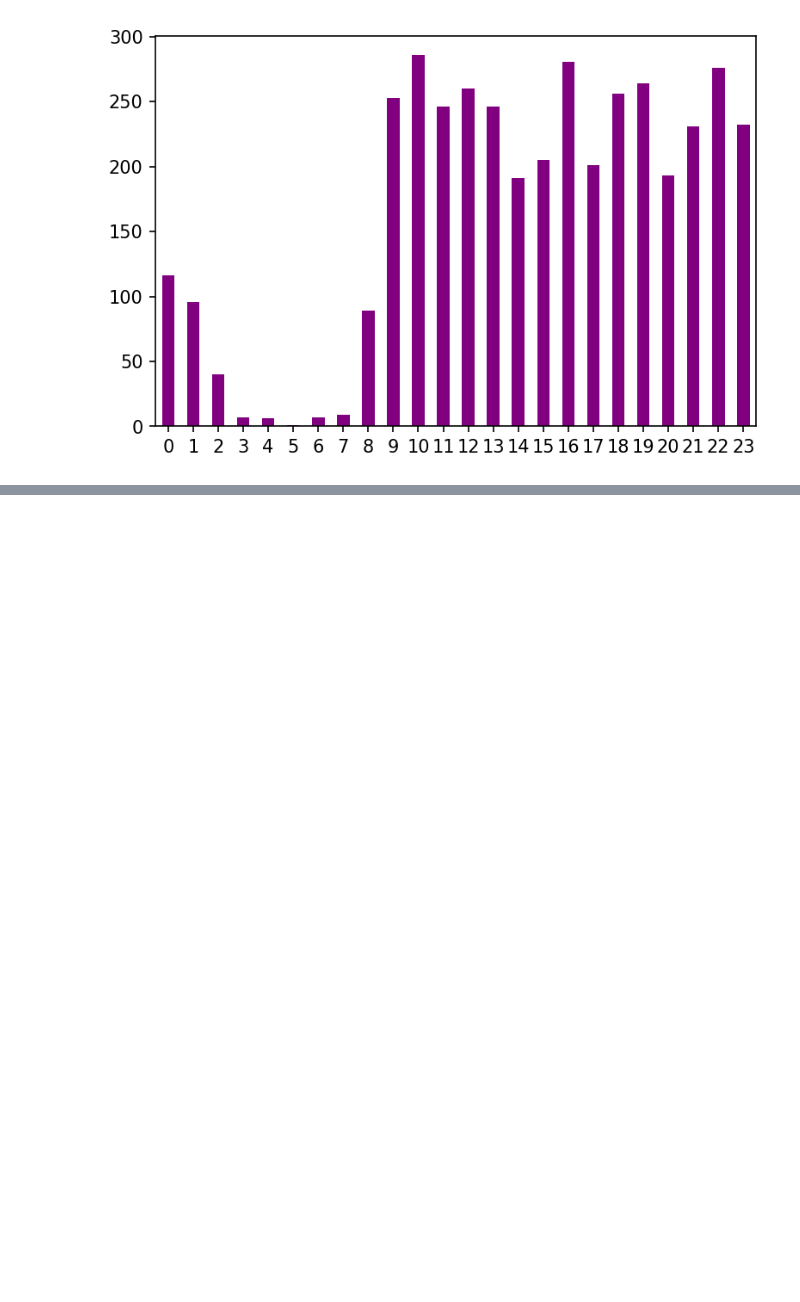
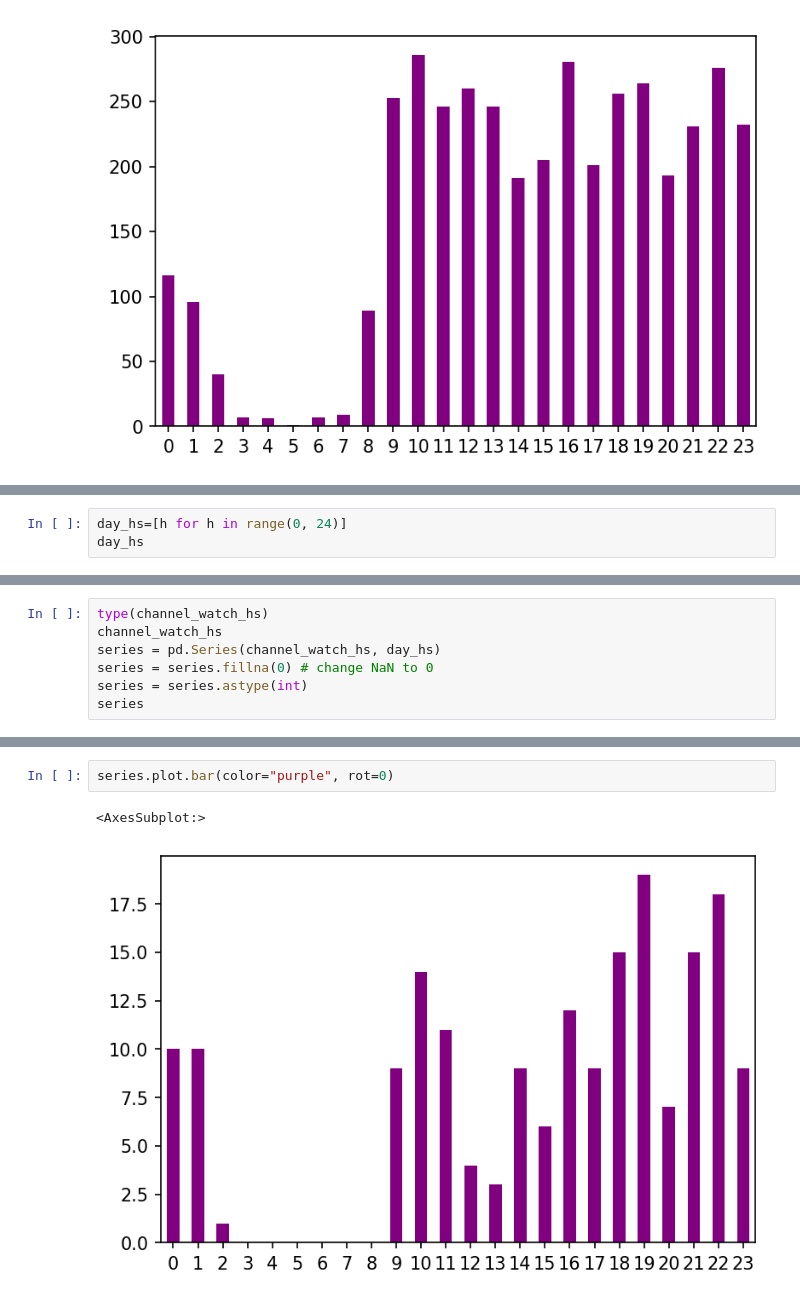
Before and after one commit to SanAntonik/yt_activity_analysis, a Jupyter notebook: explore.ipynb, the cells around one changed output, grey strips where cells are left out. Drawn from its saved outputs; the diff is of its cells as text; blank space fills up the shorter version.

```diff
--- a/explore.ipynb
+++ b/explore.ipynb
@@ -58,0 +77,3 @@ hours.plot.bar(color="purple", rot=0)
+# %%
+day_hs=[h for h in range(0, 24)]
+day_hs
@@ -58,0 +109,7 @@ hours.plot.bar(color="purple", rot=0)
+# %%
+type(channel_watch_hs)
+channel_watch_hs
+series = pd.Series(channel_watch_hs, day_hs)
+series = series.fillna(0) # change NaN to 0
+series = series.astype(int)
+series
@@ -58,0 +134,5 @@ hours.plot.bar(color="purple", rot=0)
+# %%
+series.plot.bar(color="purple", rot=0)
+# %% [output]
+<AxesSubplot:>
+[figure, added]
```
Also changed, not shown: parts of 5 cells of this notebook.
